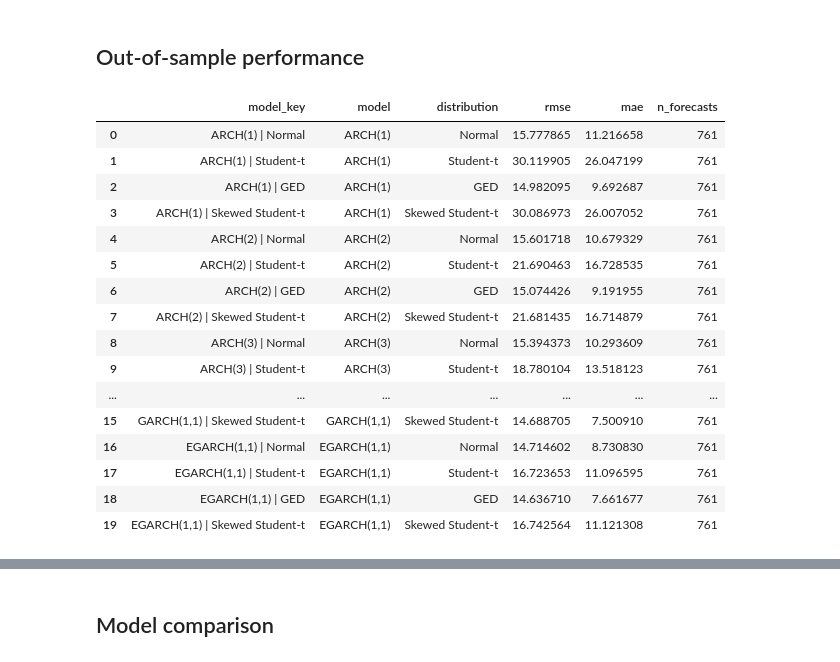
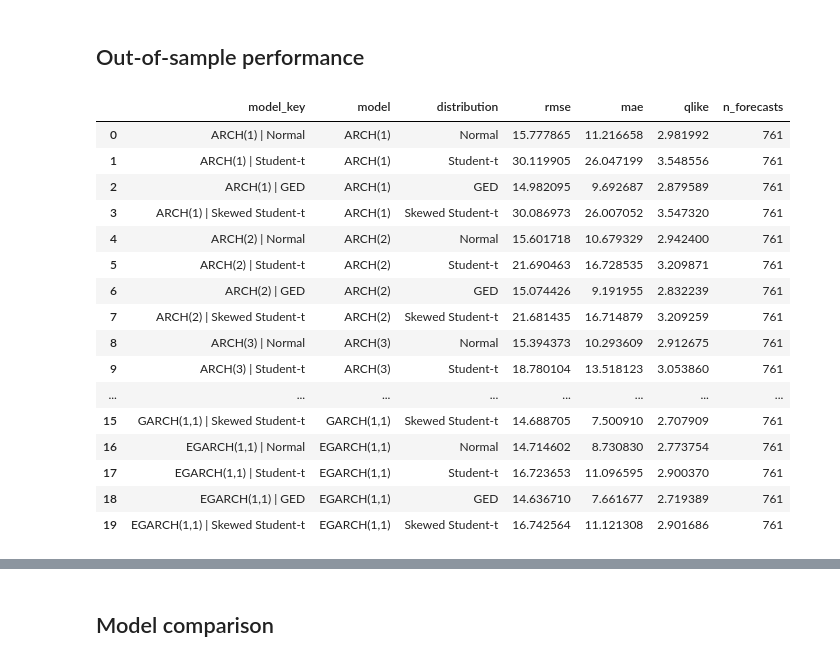
Before and after one commit to matthijs174/project, a Jupyter notebook: notebooks/02_model_estimation_and_forecasting.ipynb, the cells around one changed output, grey strips where cells are left out. Saved outputs shown, nothing was run; the diff lists cells and outputs as text; code cells hidden in the pictures.

```diff
--- a/notebooks/02_model_estimation_and_forecasting.ipynb
+++ b/notebooks/02_model_estimation_and_forecasting.ipynb
@@ -106,7 +106,7 @@ def fit_volatility_model(
     o=0,
     q=0,
     distribution="normal",
-    distribution_name=None,
+    distribution_name="Normal",
     mean_model="Constant",
     rescale=False,
     cov_type="classic"
@@ -1199,55 +1199,73 @@ def compute_mae(actual, forecast):
     mae = np.mean(np.abs(forecast_error))
 
     return mae
+
+def compute_qlike(actual, forecast):
+    """
+    Compute the QLIKE loss between a realised volatility proxy and
+    a strictly positive variance forecast.
+    """
+    assert (forecast > 0).all(), "QLIKE requires strictly positive forecasts."
+    assert (actual >= 0).all(), "The realised volatility proxy should be non-negative."
+
+    qlike = np.mean(np.log(forecast) + actual / forecast)
+
+    return qlike
 # %%
 forecast_accuracy_rows = []
 
 for model_key in variance_forecast_table.columns:
 
     forecast = variance_forecast_table[model_key]
 
     rmse = compute_rmse(
         actual=actual_volatility,
         forecast=forecast
     )
 
     mae = compute_mae(
         actual=actual_volatility,
         forecast=forecast
     )
 
+    qlike = compute_qlike(
+    actual=actual_volatility,
+    forecast=forecast
+    )
+
     model_name, distribution_name = model_key.split(" | ")
 
     forecast_accuracy_rows.append({
         "model_key": model_key,
         "model": model_name,
         "distribution": distribution_name,
         "rmse": rmse,
         "mae": mae,
+        "qlike": qlike,
         "n_forecasts": len(forecast)
     })
 
 forecast_accuracy_table = pd.DataFrame(forecast_accuracy_rows)
 
 forecast_accuracy_table
 # %% [output]
-|  | model_key | model | distribution | rmse | mae | n_forecasts |
-| 0 | ARCH(1) | Normal | ARCH(1) | Normal | 15.777865 | 11.216658 | 761 |
-| 1 | ARCH(1) | Student-t | ARCH(1) | Student-t | 30.119905 | 26.047199 | 761 |
-| 2 | ARCH(1) | GED | ARCH(1) | GED | 14.982095 | 9.692687 | 761 |
-| 3 | ARCH(1) | Skewed Student-t | ARCH(1) | Skewed Student-t | 30.086973 | 26.007052 | 761 |
-| 4 | ARCH(2) | Normal | ARCH(2) | Normal | 15.601718 | 10.679329 | 761 |
-| 5 | ARCH(2) | Student-t | ARCH(2) | Student-t | 21.690463 | 16.728535 | 761 |
-| 6 | ARCH(2) | GED | ARCH(2) | GED | 15.074426 | 9.191955 | 761 |
-| 7 | ARCH(2) | Skewed Student-t | ARCH(2) | Skewed Student-t | 21.681435 | 16.714879 | 761 |
-| 8 | ARCH(3) | Normal | ARCH(3) | Normal | 15.394373 | 10.293609 | 761 |
-| 9 | ARCH(3) | Student-t | ARCH(3) | Student-t | 18.780104 | 13.518123 | 761 |
-| ... | ... | ... | ... | ... | ... | ... |
-| 15 | GARCH(1,1) | Skewed Student-t | GARCH(1,1) | Skewed Student-t | 14.688705 | 7.500910 | 761 |
-| 16 | EGARCH(1,1) | Normal | EGARCH(1,1) | Normal | 14.714602 | 8.730830 | 761 |
-| 17 | EGARCH(1,1) | Student-t | EGARCH(1,1) | Student-t | 16.723653 | 11.096595 | 761 |
-| 18 | EGARCH(1,1) | GED | EGARCH(1,1) | GED | 14.636710 | 7.661677 | 761 |
-| 19 | EGARCH(1,1) | Skewed Student-t | EGARCH(1,1) | Skewed Student-t | 16.742564 | 11.121308 | 761 |
+|  | model_key | model | distribution | rmse | mae | qlike | n_forecasts |
+| 0 | ARCH(1) | Normal | ARCH(1) | Normal | 15.777865 | 11.216658 | 2.981992 | 761 |
+| 1 | ARCH(1) | Student-t | ARCH(1) | Student-t | 30.119905 | 26.047199 | 3.548556 | 761 |
+| 2 | ARCH(1) | GED | ARCH(1) | GED | 14.982095 | 9.692687 | 2.879589 | 761 |
+| 3 | ARCH(1) | Skewed Student-t | ARCH(1) | Skewed Student-t | 30.086973 | 26.007052 | 3.547320 | 761 |
+| 4 | ARCH(2) | Normal | ARCH(2) | Normal | 15.601718 | 10.679329 | 2.942400 | 761 |
+| 5 | ARCH(2) | Student-t | ARCH(2) | Student-t | 21.690463 | 16.728535 | 3.209871 | 761 |
+| 6 | ARCH(2) | GED | ARCH(2) | GED | 15.074426 | 9.191955 | 2.832239 | 761 |
+| 7 | ARCH(2) | Skewed Student-t | ARCH(2) | Skewed Student-t | 21.681435 | 16.714879 | 3.209259 | 761 |
+| 8 | ARCH(3) | Normal | ARCH(3) | Normal | 15.394373 | 10.293609 | 2.912675 | 761 |
+| 9 | ARCH(3) | Student-t | ARCH(3) | Student-t | 18.780104 | 13.518123 | 3.053860 | 761 |
+| ... | ... | ... | ... | ... | ... | ... | ... |
+| 15 | GARCH(1,1) | Skewed Student-t | GARCH(1,1) | Skewed Student-t | 14.688705 | 7.500910 | 2.707909 | 761 |
+| 16 | EGARCH(1,1) | Normal | EGARCH(1,1) | Normal | 14.714602 | 8.730830 | 2.773754 | 761 |
+| 17 | EGARCH(1,1) | Student-t | EGARCH(1,1) | Student-t | 16.723653 | 11.096595 | 2.900370 | 761 |
+| 18 | EGARCH(1,1) | GED | EGARCH(1,1) | GED | 14.636710 | 7.661677 | 2.719389 | 761 |
+| 19 | EGARCH(1,1) | Skewed Student-t | EGARCH(1,1) | Skewed Student-t | 16.742564 | 11.121308 | 2.901686 | 761 |
 # %%
 rmse_ranking = forecast_accuracy_table.sort_values(
     by="rmse",
```
Also changed, not shown: parts of 7 cells of this notebook.
